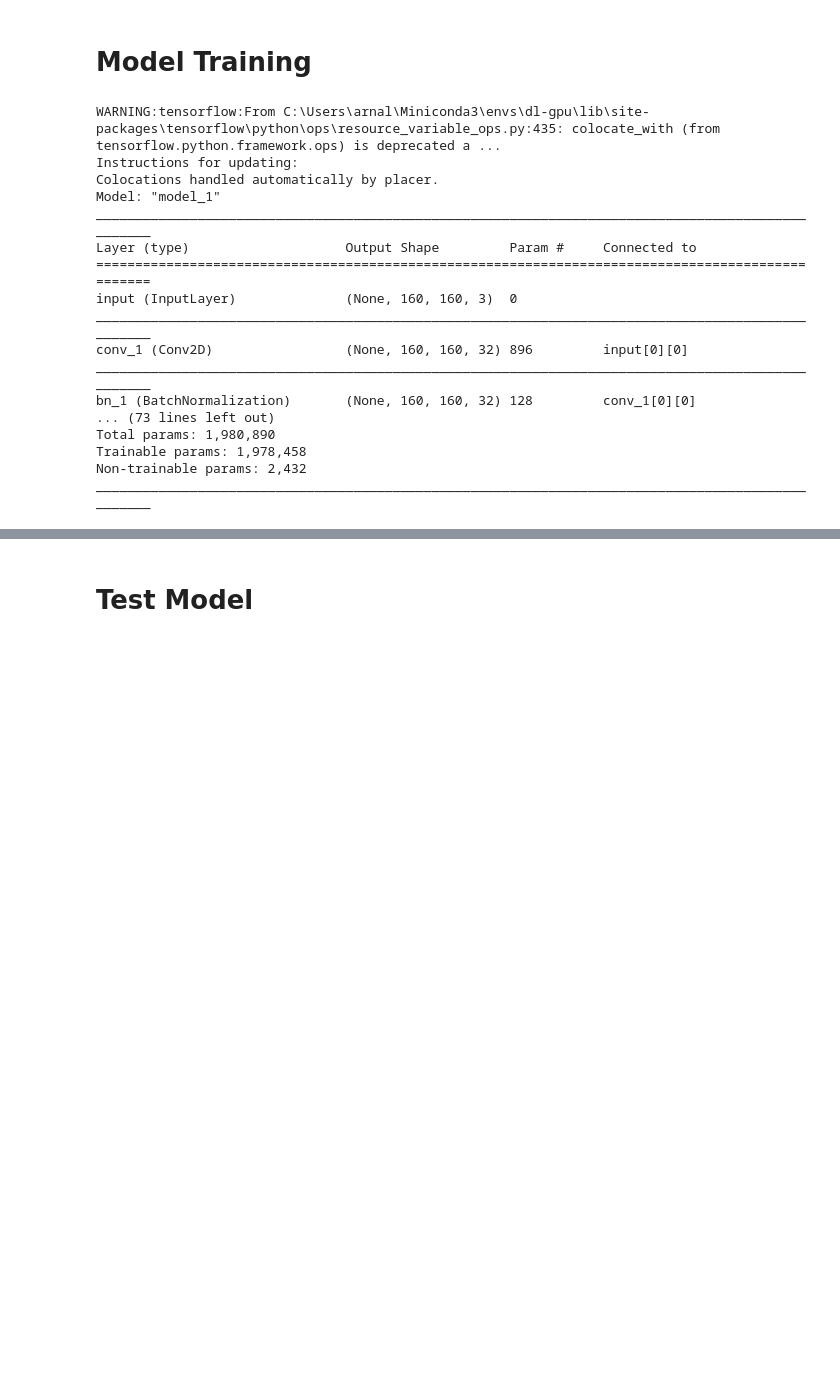
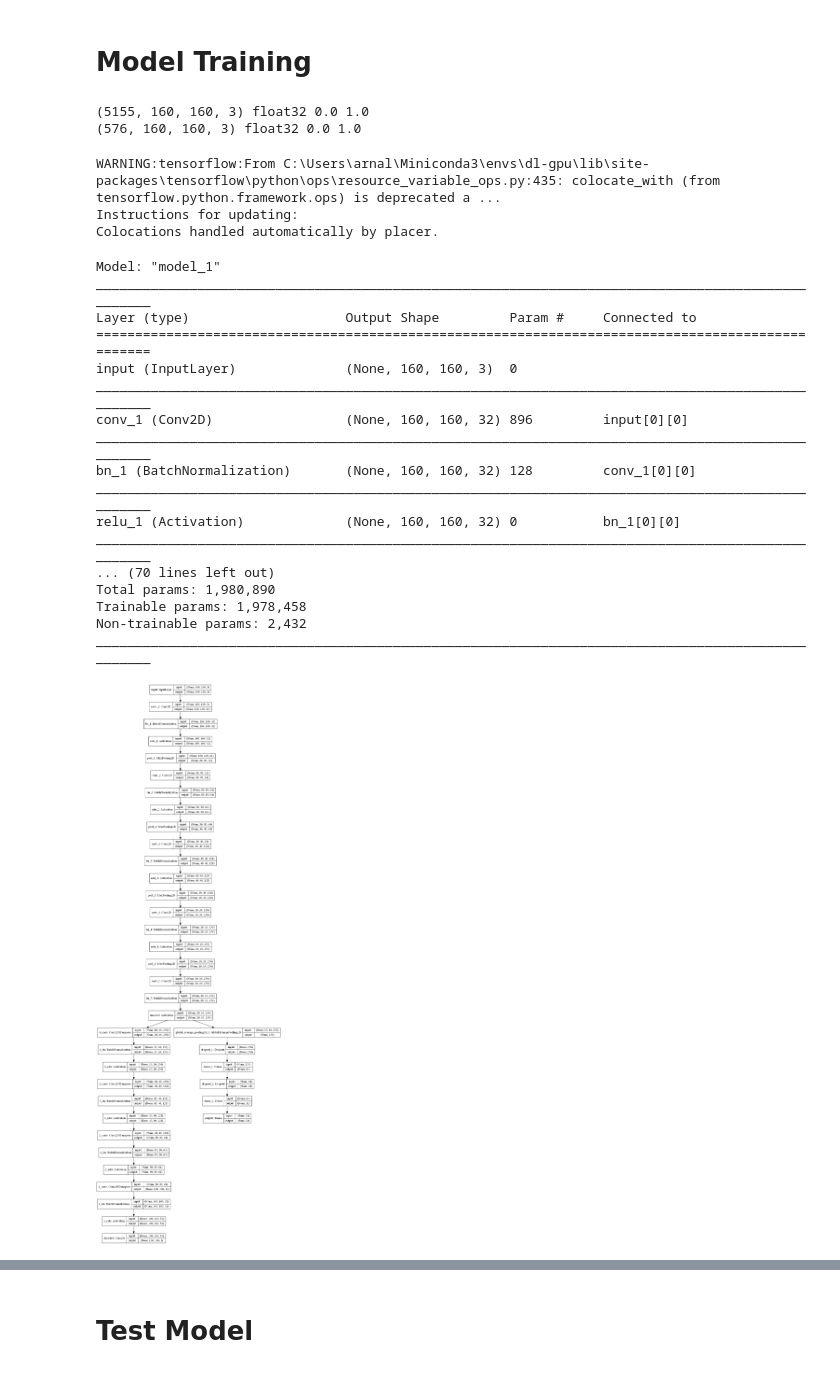
Before and after one commit to arnaldog12/icaonet, a Jupyter notebook: notebooks/supervised_unsupervised/Multilearning.ipynb, the cells around one changed output, grey strips where cells are left out. Cells and saved outputs as stored; diff of their text form; code cells hidden in the pictures; blank space fills up the shorter version.

```diff
--- a/notebooks/supervised_unsupervised/Multilearning.ipynb
+++ b/notebooks/supervised_unsupervised/Multilearning.ipynb
@@ -41,12 +39,14 @@ PATH_TO_ROOT = '../../'
 
 FOLDER_LOGS = join(PATH_TO_ROOT, 'logs')
 FOLDER_MODELS = join(PATH_TO_ROOT, FOLDER_MODELS)
+FILE_DATASET = join(PATH_TO_ROOT, FILE_DATASET)
 FILE_DUMP_MRKS = join(PATH_TO_ROOT, FILE_DUMP_MRKS)
 FILE_DUMP_IMAGES = join(PATH_TO_ROOT, FILE_DUMP_IMAGES)
 FILE_AUTOENCODER_SAMPLES = join(PATH_TO_ROOT, FILE_AUTOENCODER_SAMPLES)
 
 print(FOLDER_LOGS)
 print(FOLDER_MODELS)
+print(FILE_DATASET)
 print(FILE_DUMP_MRKS)
 print(FILE_DUMP_IMAGES)
 print(FILE_AUTOENCODER_SAMPLES)
@@ -126,5 +108,14 @@ val_gen = MultiBranchGenerator(x_val, y_val, daug_val, steps_per_epoch=20, seed=
 # %% [markdown]
 # Model Training
+# %%
+x_train /= 255.0
+x_val /= 255.0
+
+print(x_train.shape, x_train.dtype, x_train.min(), x_train.max())
+print(x_val.shape, x_val.dtype, x_val.min(), x_val.max())
+# %% [output]
+(5155, 160, 160, 3) float32 0.0 1.0
+(576, 160, 160, 3) float32 0.0 1.0
 # %%
 def conv_bn(idx, prev_input, filters, activation='relu', name=None):
     conv_name = 'conv_' + str(idx)
@@ -165,10 +156,10 @@ def dense_layer(idx, prev_input, units, dropout=True, rate=0.5, activation='relu
     out = Dense(units, activation=activation)(prev_input)
     return out
 # %%
-# mlflow.set_experiment(MLFLOW_EXPERIMENT_NAME)
-# mlflow.log_param("test_size", TEST_SIZE)
-# mlflow.log_param("seed", RANDOM_SEED)
-# mlflow.keras.autolog()
+mlflow.set_experiment(MLFLOW_EXPERIMENT_NAME)
+mlflow.log_param("test_size", TEST_SIZE)
+mlflow.log_param("seed", RANDOM_SEED)
+mlflow.keras.autolog()
 
 set_random_seeds()
 N_REQS = y_train.shape[1]
@@ -197,20 +188,27 @@ model.summary()
 WARNING:tensorflow:From C:\Users\arnal\Miniconda3\envs\dl-gpu\lib\site-packages\tensorflow\python\ops\resource_variable_ops.py:435: colocate_with (from tensorflow.python.framework.ops) is deprecated a ...
 Instructions for updating:
 Colocations handled automatically by placer.
-Model: "model_1"
-__________________________________________________________________________________________________
-Layer (type)                    Output Shape         Param #     Connected to
-==================================================================================================
-input (InputLayer)              (None, 160, 160, 3)  0
-__________________________________________________________________________________________________
-conv_1 (Conv2D)                 (None, 160, 160, 32) 896         input[0][0]
-__________________________________________________________________________________________________
-bn_1 (BatchNormalization)       (None, 160, 160, 32) 128         conv_1[0][0]
-... (73 lines left out)
-Total params: 1,980,890
-Trainable params: 1,978,458
-Non-trainable params: 2,432
-__________________________________________________________________________________________________
+Model: "model_1"
+__________________________________________________________________________________________________
+Layer (type)                    Output Shape         Param #     Connected to
+==================================================================================================
+input (InputLayer)              (None, 160, 160, 3)  0
+__________________________________________________________________________________________________
+conv_1 (Conv2D)                 (None, 160, 160, 32) 896         input[0][0]
+__________________________________________________________________________________________________
+bn_1 (BatchNormalization)       (None, 160, 160, 32) 128         conv_1[0][0]
+__________________________________________________________________________________________________
+relu_1 (Activation)             (None, 160, 160, 32) 0           bn_1[0][0]
+__________________________________________________________________________________________________
+... (70 lines left out)
+Total params: 1,980,890
+Trainable params: 1,978,458
+Non-trainable params: 2,432
+__________________________________________________________________________________________________
+# %%
+plot_model(model, show_shapes=True)
+# %% [output]
+[figure, added]
 # %%
 DECODED_LOSS_WEIGHT = 2.0
 OUTPUTS_LOSS_WEIGHT = 1.0
```
Also changed, not shown: parts of 14 cells of this notebook, 6 other files.
